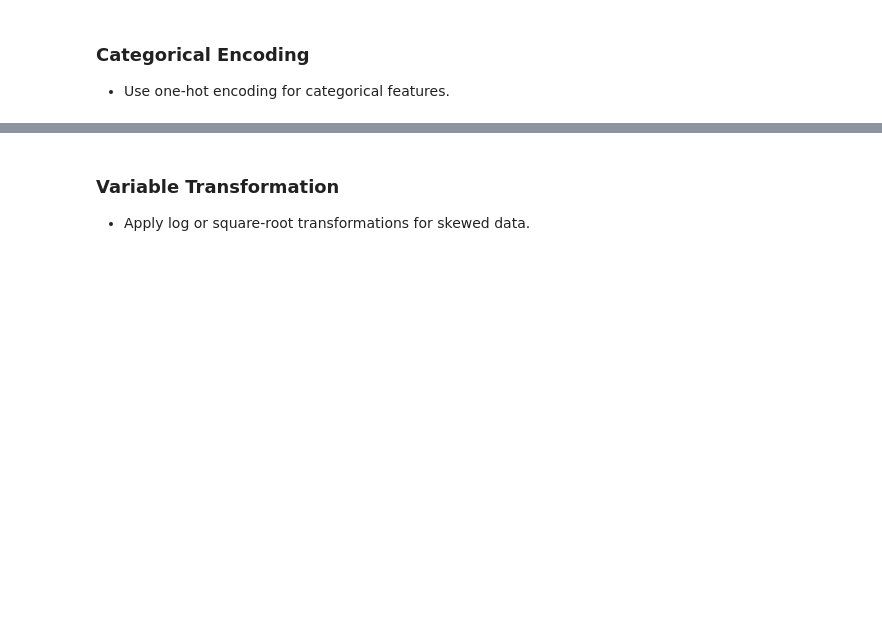
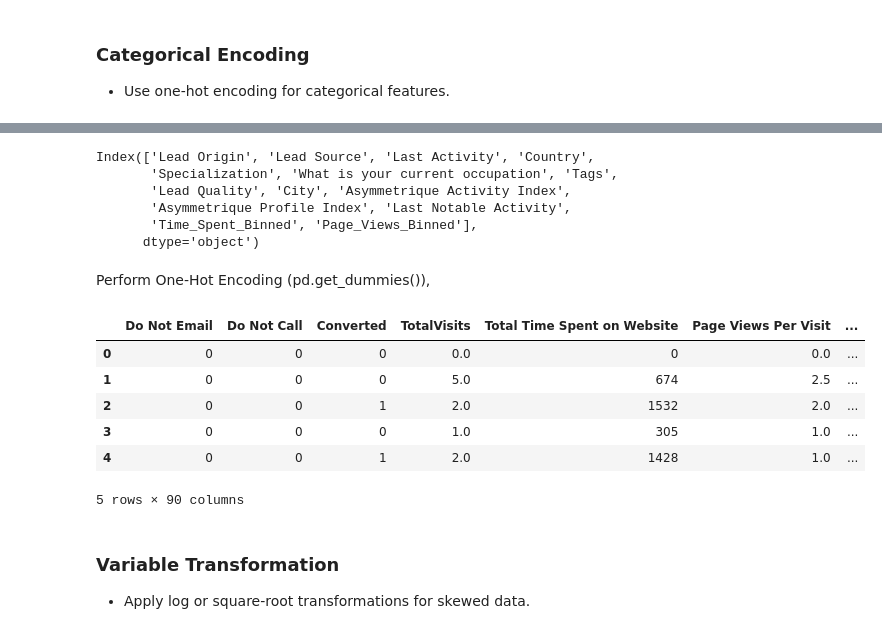
Before and after one commit to yuledez/Project_4_lead_scoring, a Jupyter notebook: lead_scoring_project4_YL.ipynb, the cells around one changed output, grey strips where cells are left out. Cells and saved outputs as stored; diff of their text form; code cells hidden in the pictures; blank space fills up the shorter version.

```diff
--- a/lead_scoring_project4_YL.ipynb
+++ b/lead_scoring_project4_YL.ipynb
@@ -2016,3 +2050,32 @@ cat_cols
+# %%
+# Select categorical columns in the DataFrame
+categorical_columns = df_leads_eda.select_dtypes(include=['object', 'category']).columns
+
+# Display the categorical columns
+print(categorical_columns)
+# %% [output]
+Index(['Lead Origin', 'Lead Source', 'Last Activity', 'Country',
+       'Specialization', 'What is your current occupation', 'Tags',
+       'Lead Quality', 'City', 'Asymmetrique Activity Index',
+       'Asymmetrique Profile Index', 'Last Notable Activity',
+       'Time_Spent_Binned', 'Page_Views_Binned'],
+      dtype='object')
+# %% [markdown]
+Perform One-Hot Encoding (pd.get_dummies()),
+# %%
+# Apply one-hot encoding to categorical features
+df_leads_encoded = pd.get_dummies(df_leads_eda, columns=categorical_columns, drop_first=True)
+
+# Display the first few rows of the encoded DataFrame
+df_leads_encoded.head()
+# %% [output]
+|  | Do Not Email | Do Not Call | Converted | TotalVisits | Total Time Spent on Website | Page Views Per Visit | ... |
+| 0 | 0 | 0 | 0 | 0.0 | 0 | 0.0 | ... |
+| 1 | 0 | 0 | 0 | 5.0 | 674 | 2.5 | ... |
+| 2 | 0 | 0 | 1 | 2.0 | 1532 | 2.0 | ... |
+| 3 | 0 | 0 | 0 | 1.0 | 305 | 1.0 | ... |
+| 4 | 0 | 0 | 1 | 2.0 | 1428 | 1.0 | ... |
+5 rows × 90 columns
 # %% [markdown]
 ### Variable Transformation
 - Apply log or square-root transformations for skewed data.
```
Also changed, not shown: parts of 17 cells of this notebook.
